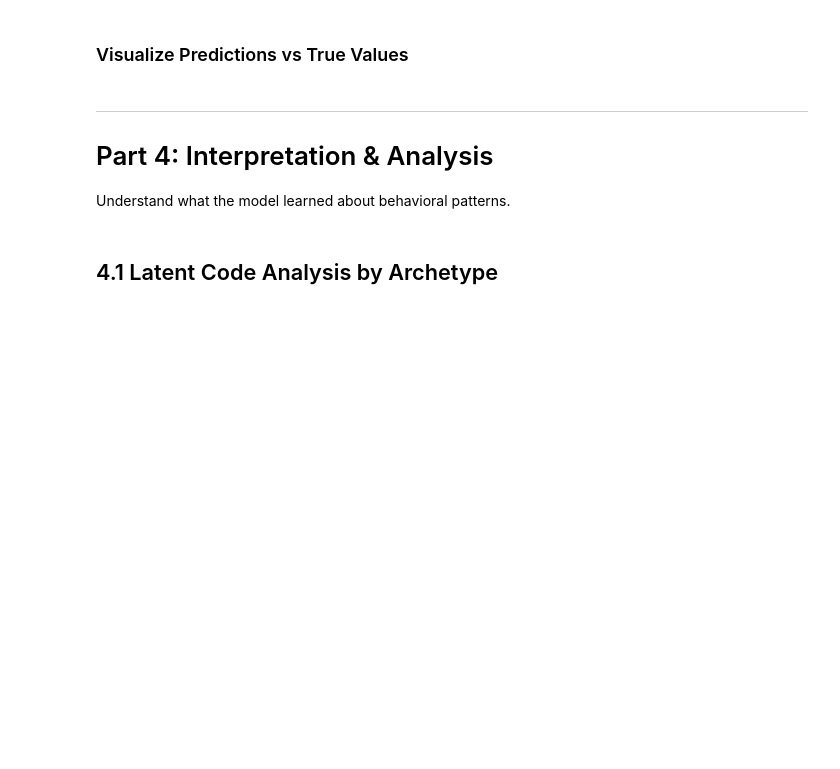
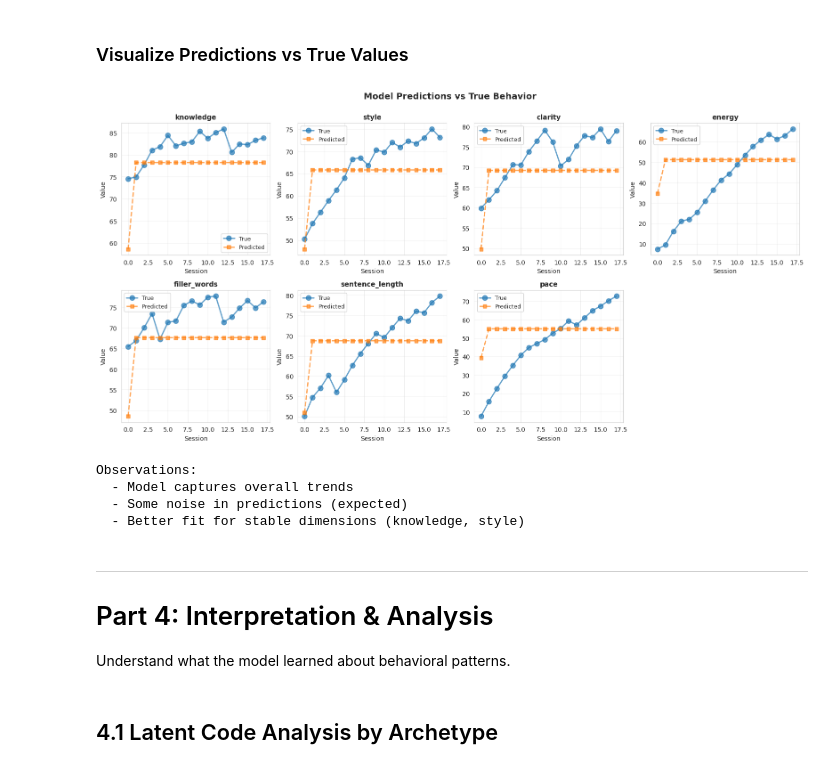
Before and after one commit to zhanshicu/rnn_simulator1, a Jupyter notebook: main.ipynb, the cells around one changed output. Drawn from its saved outputs; the diff is of its cells as text; code cells hidden in the pictures; blank space fills up the shorter version.

```diff
--- a/main.ipynb
+++ b/main.ipynb
@@ -427,39 +500,42 @@ else:
 # %% [markdown]
 ### Visualize Predictions vs True Values
 # %%
-if tf_available:
-    fig, axes = plt.subplots(2, 4, figsize=(16, 8))
-    axes = axes.flatten()
+fig, axes = plt.subplots(2, 4, figsize=(16, 8))
+axes = axes.flatten()
 
-    for dim in range(7):
-        ax = axes[dim]
+for dim in range(7):
+    ax = axes[dim]
 
-        timesteps = np.arange(seq_lengths[0])
-        ax.plot(timesteps, true_actions[:, dim], 'o-',
-               label='True', linewidth=2, markersize=8, alpha=0.7)
-        ax.plot(timesteps, predictions[:seq_lengths[0], dim], 's--',
-               label='Predicted', linewidth=2, markersize=6, alpha=0.7)
+    timesteps = np.arange(seq_lengths[0])
+    ax.plot(timesteps, true_actions[:, dim], 'o-',
+            label='True', linewidth=2, markersize=8, alpha=0.7)
+    ax.plot(timesteps, predictions[:seq_lengths[0], dim], 's--',
+            label='Predicted', linewidth=2, markersize=6, alpha=0.7)
 
-        ax.set_xlabel('Session', fontsize=10)
-        ax.set_ylabel('Value', fontsize=10)
-        ax.set_title(f'{sim.feature_names[dim]}', fontsize=11, fontweight='bold')
-        ax.legend(fontsize=9)
-        ax.grid(True, alpha=0.3)
+    ax.set_xlabel('Session', fontsize=10)
+    ax.set_ylabel('Value', fontsize=10)
+    ax.set_title(f'{sim.feature_names[dim]}', fontsize=11, fontweight='bold')
+    ax.legend(fontsize=9)
+    ax.grid(True, alpha=0.3)
 
-    # Remove extra subplot
-    fig.delaxes(axes[7])
+# Remove extra subplot
+fig.delaxes(axes[7])
 
-    plt.suptitle('Model Predictions vs True Behavior',
-                fontsize=14, fontweight='bold', y=1.00)
-    plt.tight_layout()
-    plt.show()
+plt.suptitle('Model Predictions vs True Behavior',
+            fontsize=14, fontweight='bold', y=1.00)
+plt.tight_layout()
+plt.show()
 
-    print("Observations:")
-    print("  - Model captures overall trends")
-    print("  - Some noise in predictions (expected)")
-    print("  - Better fit for stable dimensions (knowledge, style)")
-else:
-    print("Skipping (TensorFlow not available)")
+print("Observations:")
+print("  - Model captures overall trends")
+print("  - Some noise in predictions (expected)")
+print("  - Better fit for stable dimensions (knowledge, style)")
+# %% [output]
+[figure, added]
+Observations:
+  - Model captures overall trends
+  - Some noise in predictions (expected)
+  - Better fit for stable dimensions (knowledge, style)
 # %% [markdown]
 ---
 # Part 4: Interpretation & Analysis
```
Also changed, not shown: parts of 13 cells of this notebook, 1 other file.
